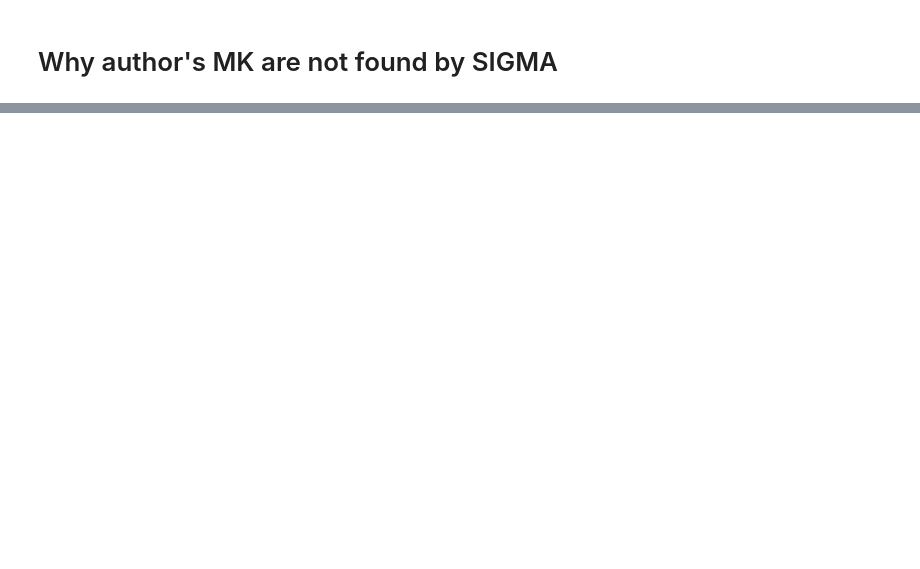
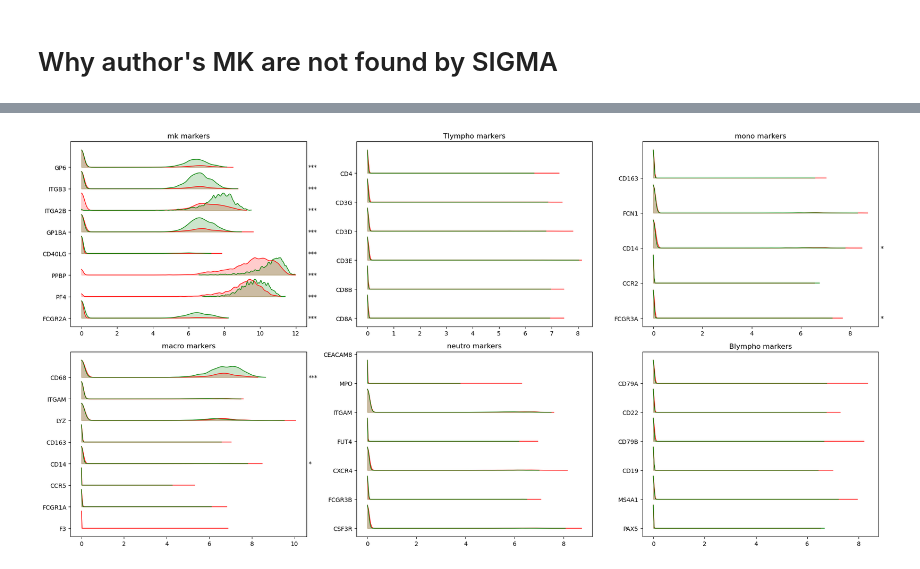
Before and after one commit to Guitout31415/SIGMA, a Jupyter notebook: notebooks/compare_fortman_sigma.ipynb, the cells around one changed output, grey strips where cells are left out. Drawn from its saved outputs; the diff is of its cells as text; code cells hidden in the pictures; blank space fills up the shorter version.

```diff
--- a/notebooks/compare_fortman_sigma.ipynb
+++ b/notebooks/compare_fortman_sigma.ipynb
@@ -481,0 +142,85 @@ plt.show()
+# %%
+lineage = ["mk", "Tlympho", "mono", "macro", "neutro", "Blympho"]
+
+fig, ax = plt.subplots(2, 3, figsize=(20, 10))
+ax = ax.flatten()
+
+palette = {"False": "red", "True": "green"}
+
+def p_to_star(p):
+    if p < 0.001:
+        return "***"
+    if p < 0.01:
+        return "**"
+    if p < 0.05:
+        return "*"
+    return ""
+
+def bh_adjust(pvals_dict):
+    if not pvals_dict:
+        return {}
+    items = list(pvals_dict.items())
+    m = len(items)
+    pvals = np.array([p for _, p in items], dtype=float)
+    order = np.argsort(pvals)
+    ranks = np.arange(1, m + 1, dtype=float)
+    adj = np.empty_like(pvals)
+    adj[order] = pvals[order] * m / ranks
+    adj[order] = np.minimum.accumulate(adj[order][::-1])[::-1]
+    adj = np.clip(adj, 0, 1)
+    return {items[i][0]: adj[i] for i in range(m)}
+
+for i, line in enumerate(lineage):
+    df = eval(f"mk_df_melt_{line}")
+    genes = df["gene"].unique()
+
+    max_heights = {gene: 0 for gene in genes}
+    pvals = {}
+
+    for j, gene in enumerate(genes):
+        sub = df[df["gene"] == gene]
+
+        x_true = sub.loc[sub["identified"] == "True", "expression"]
+        x_false = sub.loc[sub["identified"] == "False", "expression"]
+        if len(x_true) > 0 and len(x_false) > 0:
+            _, p = mannwhitneyu(x_true, x_false, alternative="two-sided")
+            pvals[gene] = p
+
+        for ident in ["False", "True"]:
+            vals = sub.loc[sub["identified"] == ident, "expression"]
+            if vals.nunique() < 2:
+                continue
+
+            x = np.linspace(vals.min(), vals.max(), 200)
+            kde = stats.gaussian_kde(vals, bw_method=0.05)
+            y = kde(x)
+            y = (y / y.max()) * 0.8
+
+            y0 = j
+            ax[i].plot(x, y + y0, color=palette[ident], linewidth=1)
+            ax[i].fill_between(x, y0, y + y0, color=palette[ident], alpha=0.2)
+            max_heights[gene] = max(max_heights[gene], (y + y0).max())
+
+    ax[i].set_yticks(range(len(genes)))
+    ax[i].set_yticklabels(genes)
+    ax[i].set_ylabel("")
+    ax[i].set_xlabel("")
+    ax[i].set_title(f"{line} markers")
+
+    pvals_bh = bh_adjust(pvals)
+    for j, gene in enumerate(genes):
+        star = p_to_star(pvals_bh.get(gene, 1.0))
+        if star:
+            ax[i].text(
+                ax[i].get_xlim()[1] + 0.1,
+                j,
+                star,
+                ha="left",
+                va="center",
+                fontsize=10
+            )
+
+plt.tight_layout()
+plt.show()
+# %% [output]
+[figure, added]
```
Also changed, not shown: parts of 14 cells of this notebook, 7 other files.
